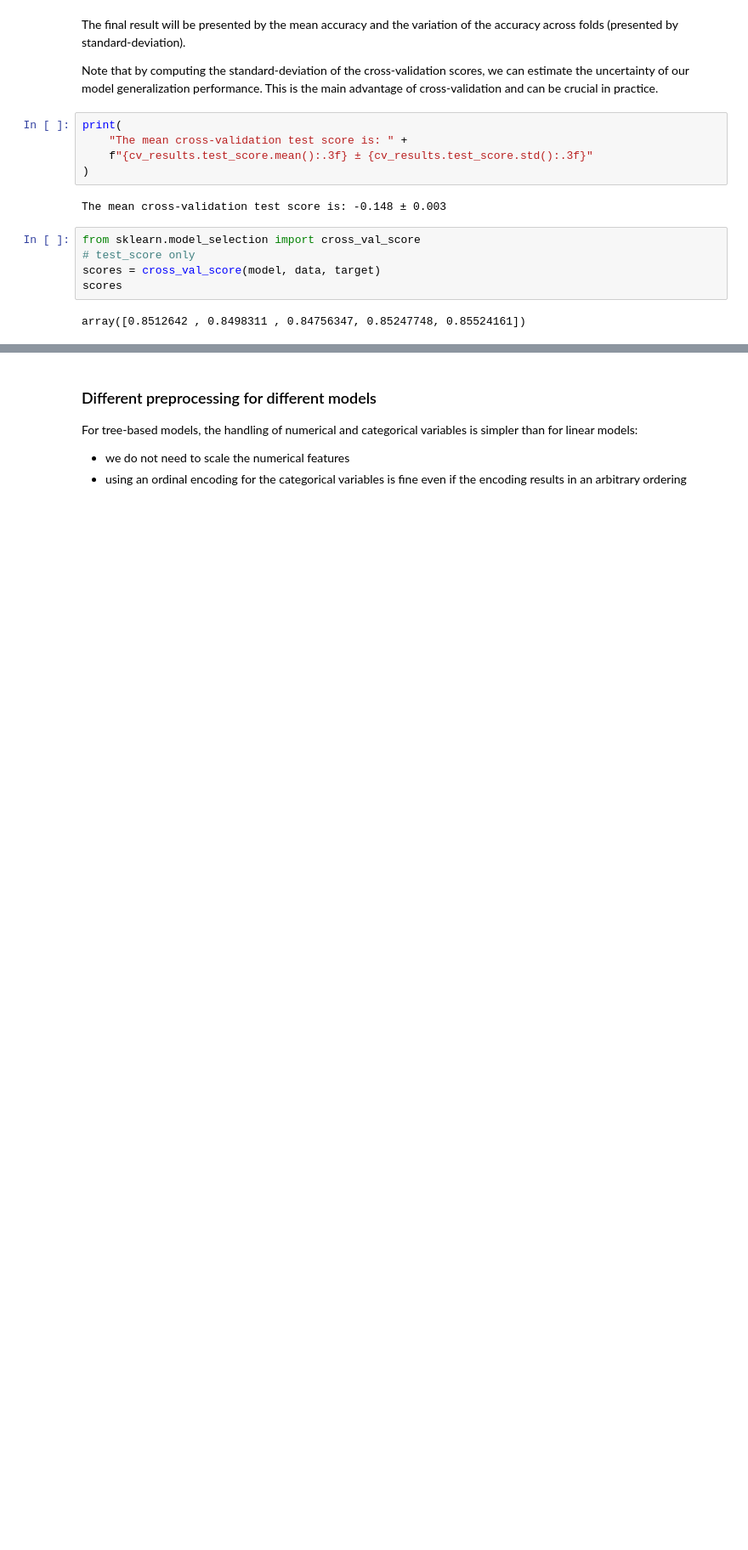
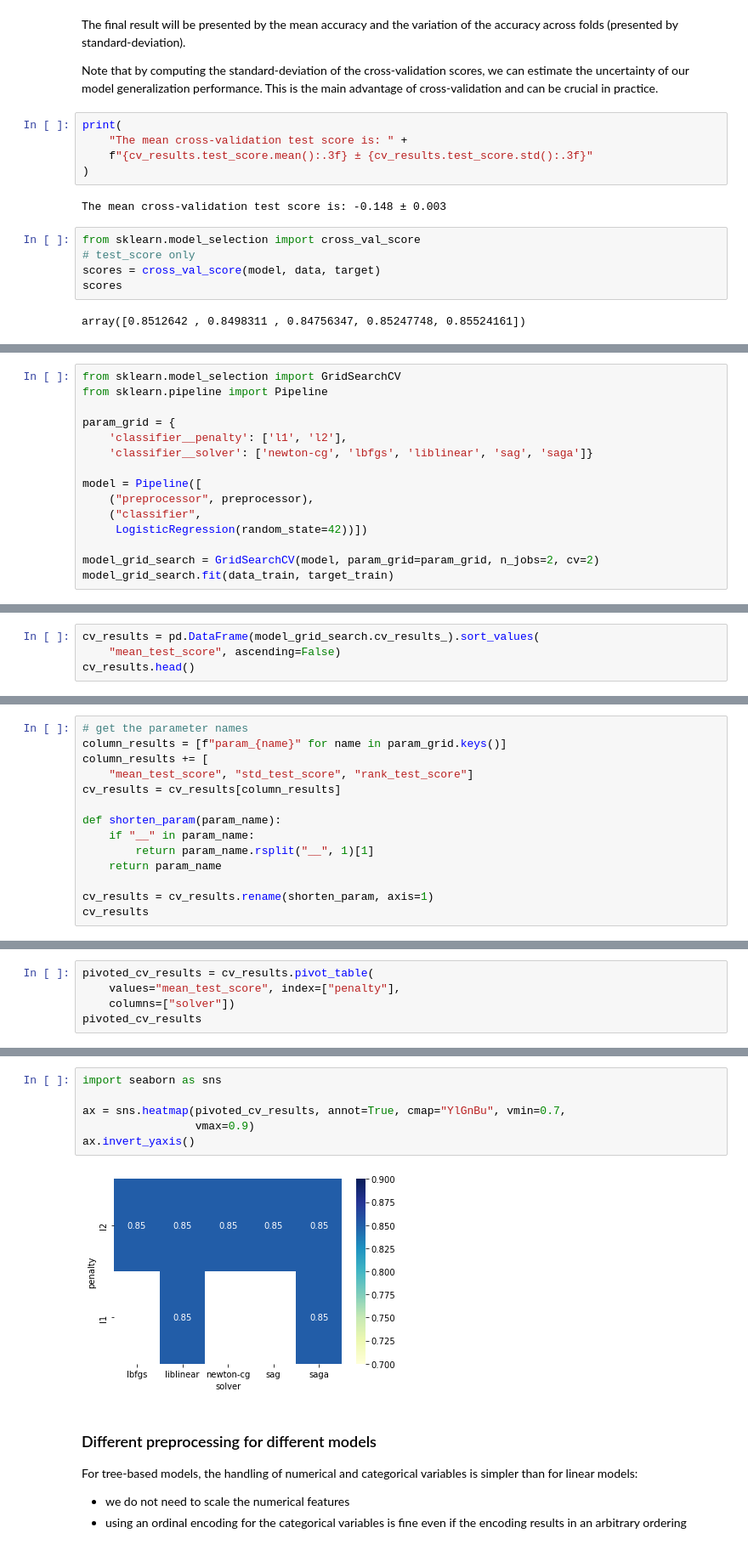
Before and after one commit to wq2021/Machine_learning_with_sklearn, a Jupyter notebook: ML_project.ipynb, the cells around one changed output, grey strips where cells are left out. Shown at 85% size. Drawn from its saved outputs; the diff is of its cells as text; blank space fills up the shorter version.

```diff
--- a/ML_project.ipynb
+++ b/ML_project.ipynb
@@ -496,0 +624,15 @@ array([0.8512642 , 0.8498311 , 0.84756347, 0.85247748, 0.85524161])
+# %%
+from sklearn.model_selection import GridSearchCV
+from sklearn.pipeline import Pipeline
+
+param_grid = {
+    'classifier__penalty': ['l1', 'l2'],
+    'classifier__solver': ['newton-cg', 'lbfgs', 'liblinear', 'sag', 'saga']}
+
+model = Pipeline([
+    ("preprocessor", preprocessor),
+    ("classifier",
+     LogisticRegression(random_state=42))])
+
+model_grid_search = GridSearchCV(model, param_grid=param_grid, n_jobs=2, cv=2)
+model_grid_search.fit(data_train, target_train)
@@ -496,0 +687,4 @@ array([0.8512642 , 0.8498311 , 0.84756347, 0.85247748, 0.85524161])
+# %%
+cv_results = pd.DataFrame(model_grid_search.cv_results_).sort_values(
+    "mean_test_score", ascending=False)
+cv_results.head()
@@ -496,0 +698,14 @@ array([0.8512642 , 0.8498311 , 0.84756347, 0.85247748, 0.85524161])
+# %%
+# get the parameter names
+column_results = [f"param_{name}" for name in param_grid.keys()]
+column_results += [
+    "mean_test_score", "std_test_score", "rank_test_score"]
+cv_results = cv_results[column_results]
+
+def shorten_param(param_name):
+    if "__" in param_name:
+        return param_name.rsplit("__", 1)[1]
+    return param_name
+
+cv_results = cv_results.rename(shorten_param, axis=1)
+cv_results
@@ -496,0 +724,5 @@ array([0.8512642 , 0.8498311 , 0.84756347, 0.85247748, 0.85524161])
+# %%
+pivoted_cv_results = cv_results.pivot_table(
+    values="mean_test_score", index=["penalty"],
+    columns=["solver"])
+pivoted_cv_results
@@ -497,3 +734,11 @@ array([0.8512642 , 0.8498311 , 0.84756347, 0.85247748, 0.85524161])
+# %%
+import seaborn as sns
+
+ax = sns.heatmap(pivoted_cv_results, annot=True, cmap="YlGnBu", vmin=0.7,
+                 vmax=0.9)
+ax.invert_yaxis()
+# %% [output]
+[figure, added]
 # %% [markdown]
 ### Different preprocessing for different models
 
```
Also changed, not shown: parts of 50 cells of this notebook.
